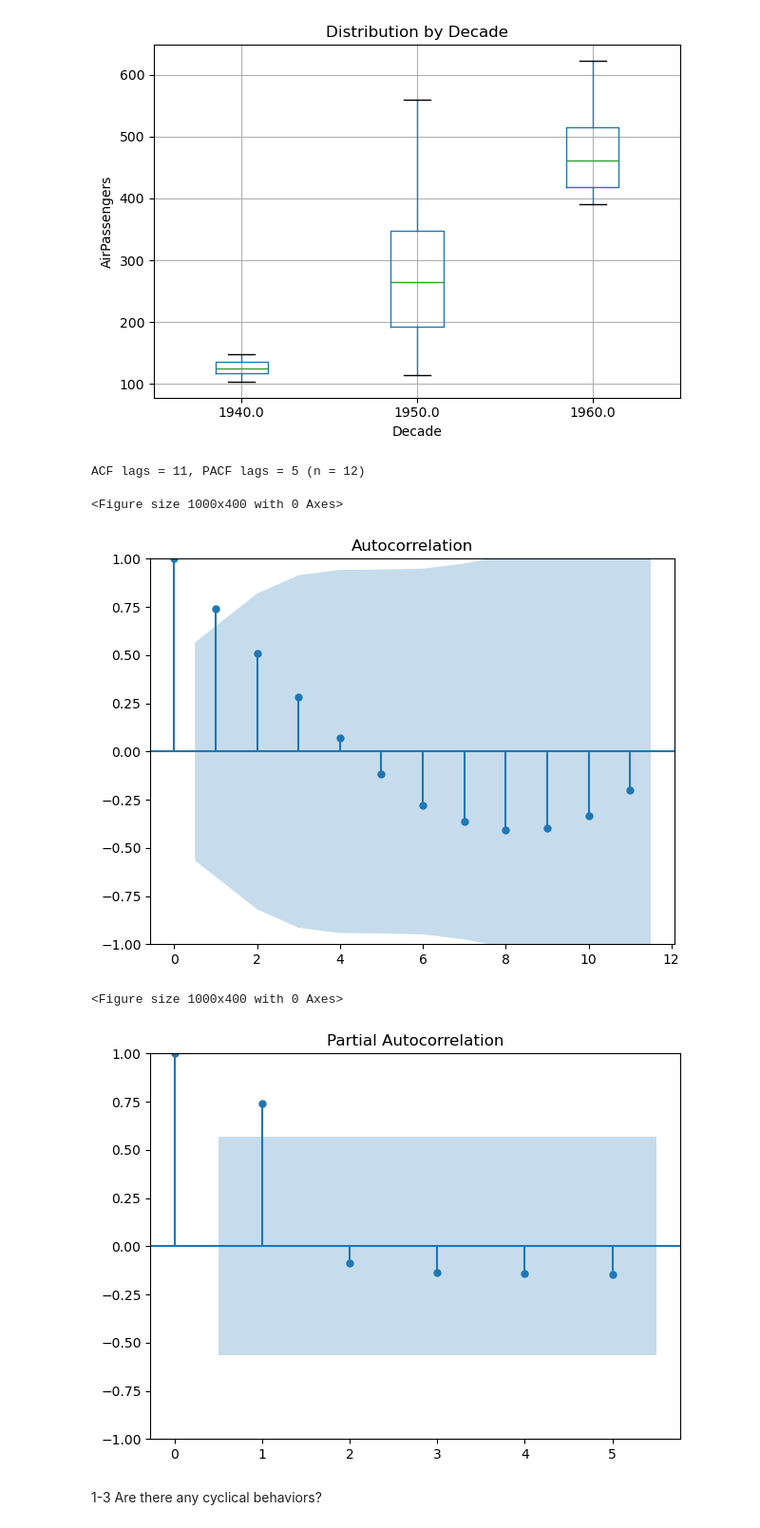
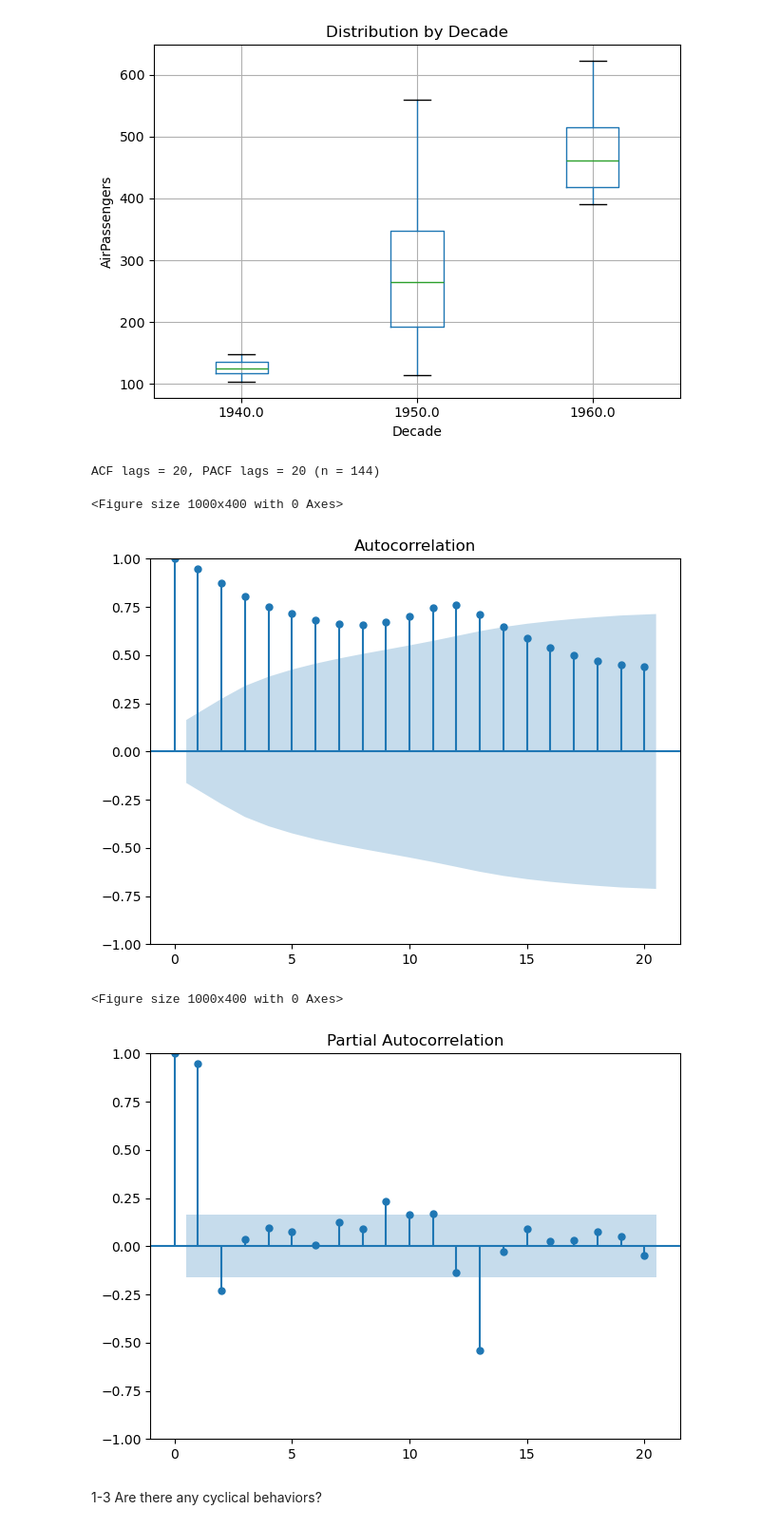
Before and after one commit to LihongYang99/STAT4534_ATS_proj1, a Jupyter notebook: task_1.ipynb, the cells around one changed output. Shown at 95% size. Drawn from its saved outputs; the diff is of its cells as text; code cells hidden in the pictures.

```diff
--- a/task_1.ipynb
+++ b/task_1.ipynb
@@ -389,37 +394,35 @@ plt.show()
 # %%
 # ---------------- (5) ACF & PACF ----------------
 x = ts.dropna()
 n = len(x)
-if n <= 2:
-    raise ValueError(f"样本点太少（n={n}），无法计算 ACF/PACF。")
 
 # ACF: 不超过 n-1，至少为 1
 max_lags_acf = max(1, min(20, n - 1))
 
-# PACF: 必须严格 < n/2；保守取 n//2 - 1，且至少为 1
+# PACF number < n/2
 max_lags_pacf = max(1, min(20, (n // 2) - 1))
 
 print(f"ACF lags = {max_lags_acf}, PACF lags = {max_lags_pacf} (n = {n})")
 
 # ACF
 plt.figure(figsize=(10,4))
 plot_acf(x, lags=max_lags_acf)
 plt.tight_layout()
 plt.savefig(os.path.join(SAVE_DIR, "05_acf.png"), dpi=300, bbox_inches="tight")
 plt.show()
 
 # PACF
 plt.figure(figsize=(10,4))
 plot_pacf(x, lags=max_lags_pacf, method="ywm")  # 或 "ywmle"
 plt.tight_layout()
 plt.savefig(os.path.join(SAVE_DIR, "06_pacf.png"), dpi=300, bbox_inches="tight")
 plt.show()
 # %% [output]
-ACF lags = 11, PACF lags = 5 (n = 12)
+ACF lags = 20, PACF lags = 20 (n = 144)
 <Figure size 1000x400 with 0 Axes>
-[figure, old version]
+[figure, new version]
 <Figure size 1000x400 with 0 Axes>
-[figure, old version]
+[figure, new version]
 # %% [markdown]
 1-3  Are there any cyclical behaviors?
 # %%
```
Also changed, not shown: parts of 8 cells of this notebook.
